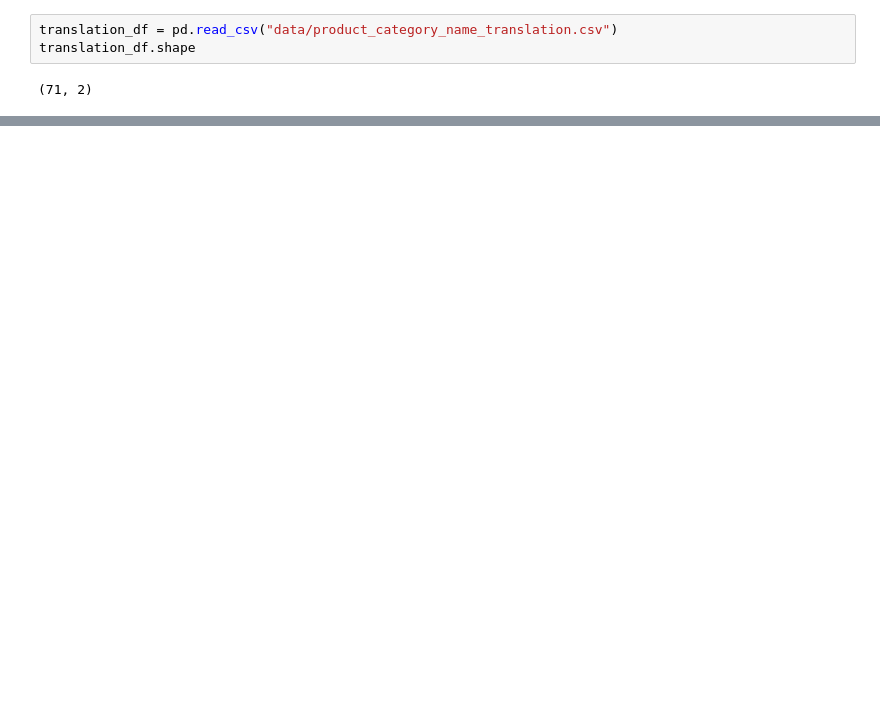
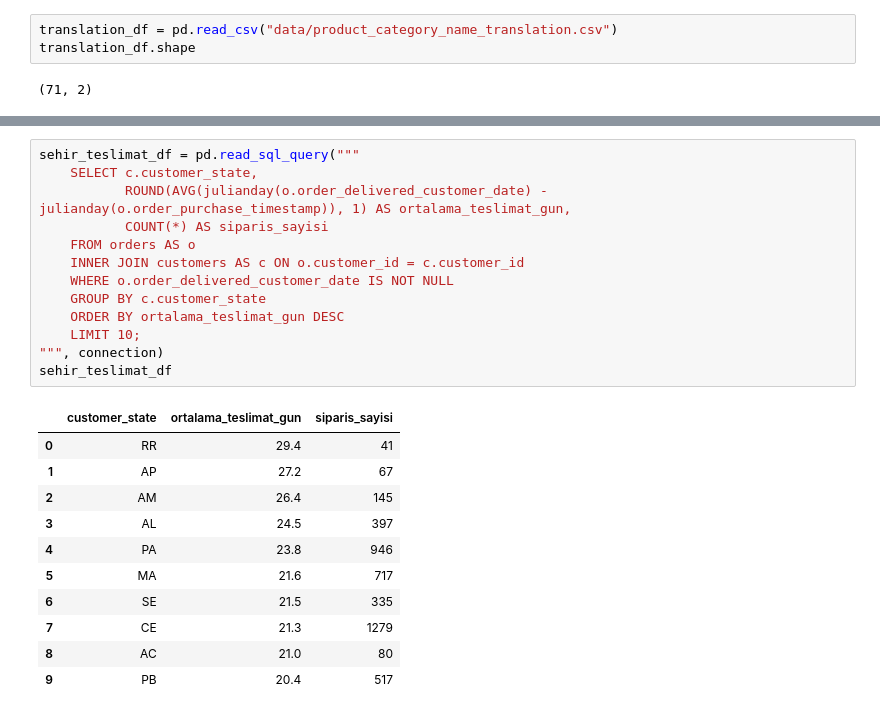
Before and after one commit to demirilayda/olist-data-pipeline, a Jupyter notebook: 02_sql_analysis.ipynb, the cells around one changed output, grey strips where cells are left out. Cells and saved outputs as stored; diff of their text form; blank space fills up the shorter version.

```diff
--- a/02_sql_analysis.ipynb
+++ b/02_sql_analysis.ipynb
@@ -227,0 +236,25 @@ kategori_gelir_df
+# %%
+sehir_teslimat_df = pd.read_sql_query("""
+    SELECT c.customer_state,
+           ROUND(AVG(julianday(o.order_delivered_customer_date) - julianday(o.order_purchase_timestamp)), 1) AS ortalama_teslimat_gun,
+           COUNT(*) AS siparis_sayisi
+    FROM orders AS o
+    INNER JOIN customers AS c ON o.customer_id = c.customer_id
+    WHERE o.order_delivered_customer_date IS NOT NULL
+    GROUP BY c.customer_state
+    ORDER BY ortalama_teslimat_gun DESC
+    LIMIT 10;
+""", connection)
+sehir_teslimat_df
+# %% [output]
+|  | customer_state | ortalama_teslimat_gun | siparis_sayisi |
+| 0 | RR | 29.4 | 41 |
+| 1 | AP | 27.2 | 67 |
+| 2 | AM | 26.4 | 145 |
+| 3 | AL | 24.5 | 397 |
+| 4 | PA | 23.8 | 946 |
+| 5 | MA | 21.6 | 717 |
+| 6 | SE | 21.5 | 335 |
+| 7 | CE | 21.3 | 1279 |
+| 8 | AC | 21.0 | 80 |
+| 9 | PB | 20.4 | 517 |
```
Also changed, not shown: parts of 21 cells of this notebook.
